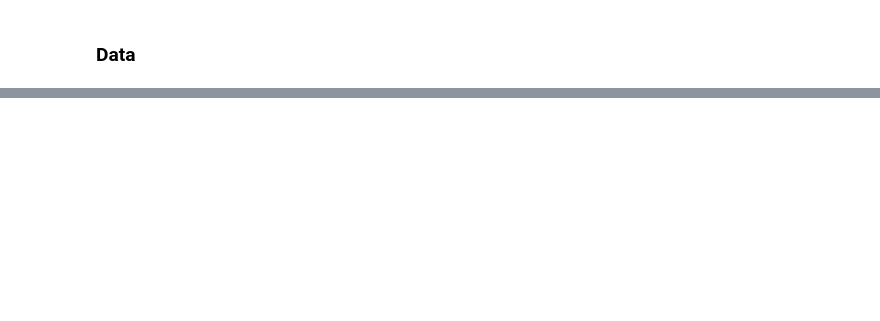
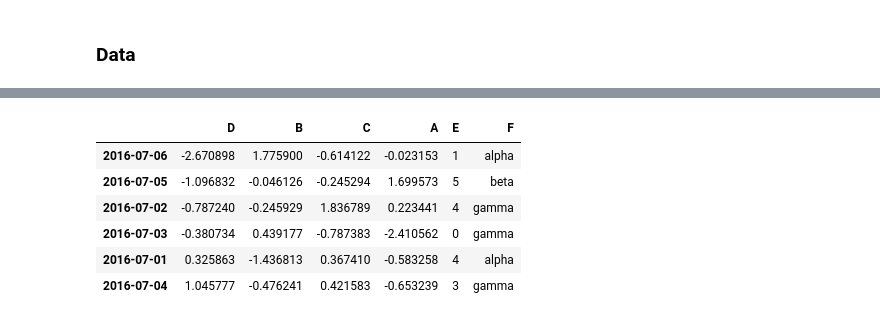
Before and after one commit to GENOzzz/MAIN_BIGDATA, a Jupyter notebook: 21.12.03_open/211203_python_pandas1.ipynb, the cells around one changed output, grey strips where cells are left out. Cells and saved outputs as stored; diff of their text form; code cells hidden in the pictures; blank space fills up the shorter version.

```diff
--- a/21.12.03_open/211203_python_pandas1.ipynb
+++ b/21.12.03_open/211203_python_pandas1.ipynb
@@ -612,0 +932,3 @@ df4.dropna(how='all')
+# %%
+df7=pd.DataFrame(np.random.randn(6,4),columns=['A','B','C','D'],index=pd.date_range("20160701",periods=6))
+df7                                                                  #pd.date_range("시계열형태"부터 periods="시작일 포함 몇일")
@@ -612,0 +972,3 @@ df4.dropna(how='all')
+# %%
+dates=df7.index #인덱스를 뽑아오고
+dates
@@ -612,0 +979,3 @@ df4.dropna(how='all')
+# %%
+random_dates=np.random.permutation(dates) #인덱스를 섞는 과정
+random_dates
@@ -612,0 +987,3 @@ df4.dropna(how='all')
+# %%
+df7=df7.reindex(index=random_dates,columns=["D",'B','C',"A"])
+df7
@@ -612,0 +1054,12 @@ df4.dropna(how='all')
+# %%
+df7["E"]=np.random.randint(0,6,size=6)
+df7["F"]=["alpha", "beta", "gamma","gamma","alpha","gamma"]
+df7
+# %% [output]
+|  | D | B | C | A | E | F |
+| 2016-07-06 | -2.670898 | 1.775900 | -0.614122 | -0.023153 | 1 | alpha |
+| 2016-07-05 | -1.096832 | -0.046126 | -0.245294 | 1.699573 | 5 | beta |
+| 2016-07-02 | -0.787240 | -0.245929 | 1.836789 | 0.223441 | 4 | gamma |
+| 2016-07-03 | -0.380734 | 0.439177 | -0.787383 | -2.410562 | 0 | gamma |
+| 2016-07-01 | 0.325863 | -1.436813 | 0.367410 | -0.583258 | 4 | alpha |
+| 2016-07-04 | 1.045777 | -0.476241 | 0.421583 | -0.653239 | 3 | gamma |
```
Also changed, not shown: parts of 81 cells of this notebook, 6 other files.
